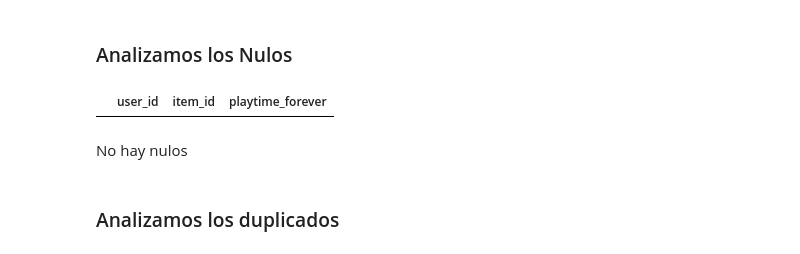
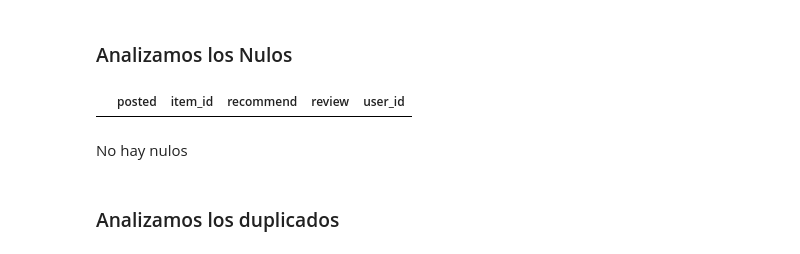
Before and after one commit to marceloyuba/Proyecto-Individual-P1, a Jupyter notebook: analisis/EDA.ipynb, the cells around one changed output. Drawn from its saved outputs; the diff is of its cells as text; code cells hidden in the pictures.

```diff
--- a/analisis/EDA.ipynb
+++ b/analisis/EDA.ipynb
@@ -311,10 +315,10 @@ df_reviews.head()
 # %% [markdown]
 ### Analizamos los Nulos
 # %%
-fila_resultado = df_items[df_items.isnull().all(axis=1)]
+fila_resultado = df_reviews[df_reviews.isnull().all(axis=1)]
 fila_resultado
 # %% [output]
-|  | user_id | item_id | playtime_forever |
+|  | posted | item_id | recommend | review | user_id |
 # %% [markdown]
 No hay nulos
 # %% [markdown]
```
Also changed, not shown: parts of 8 cells of this notebook, 7 other files.
